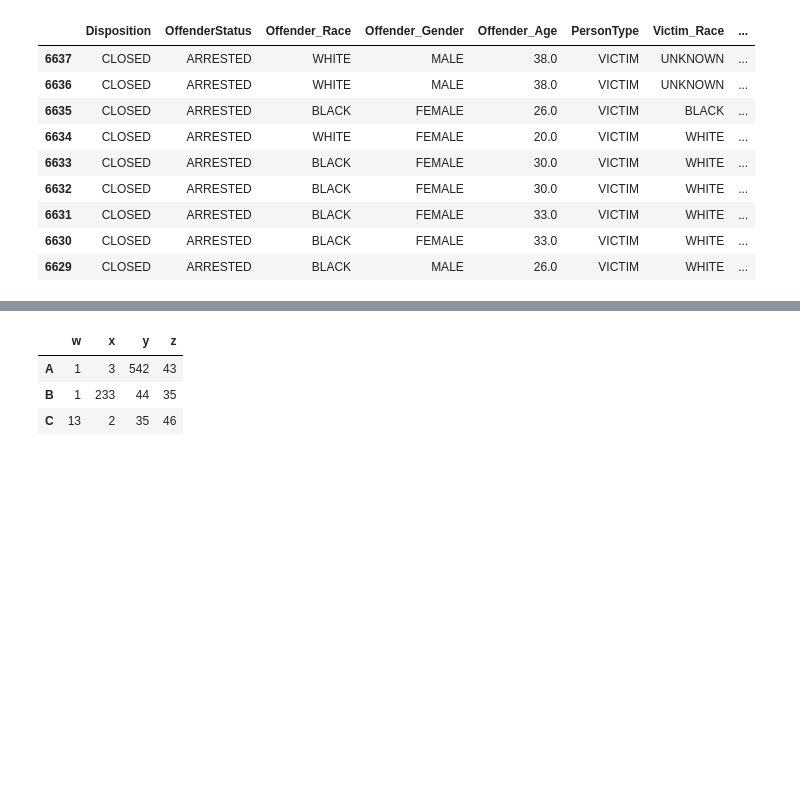
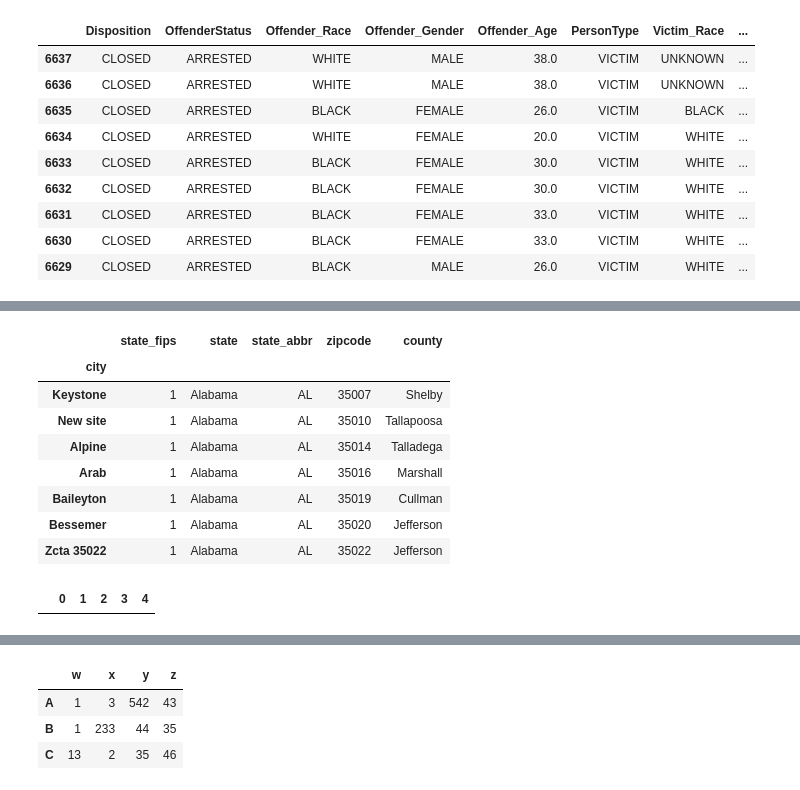
Before and after one commit to Anuragpathak08/Data-analysis-m3, a Jupyter notebook: tut02_pandas/tut004.ipynb, the cells around one changed output, grey strips where cells are left out. Cells and saved outputs as stored; diff of their text form; code cells hidden in the pictures; blank space fills up the shorter version.

```diff
--- a/tut02_pandas/tut004.ipynb
+++ b/tut02_pandas/tut004.ipynb
@@ -127,0 +146,20 @@ crime_data[-1:-10:-1]
+# %%
+df = america[0:20:1]
+df['Keystone' : 'Zcta 35022']
+# %% [output]
+|  | state_fips | state | state_abbr | zipcode | county |
+| city |  |  |  |  |  |
+| Keystone | 1 | Alabama | AL | 35007 | Shelby |
+| New site | 1 | Alabama | AL | 35010 | Tallapoosa |
+| Alpine | 1 | Alabama | AL | 35014 | Talladega |
+| Arab | 1 | Alabama | AL | 35016 | Marshall |
+| Baileyton | 1 | Alabama | AL | 35019 | Cullman |
+| Bessemer | 1 | Alabama | AL | 35020 | Jefferson |
+| Zcta 35022 | 1 | Alabama | AL | 35022 | Jefferson |
+# %%
+df = pd.DataFrame(np.random.randint(10, 200, 50).reshape((10, 5)),
+                  index = [101, 102, 103, 104, 105, 106, 107, 108, 109, 110])
+df[1:10:1]
+df[101:110:1]
+# %% [output]
+|  | 0 | 1 | 2 | 3 | 4 |
```
Also changed, not shown: parts of 16 cells of this notebook.
